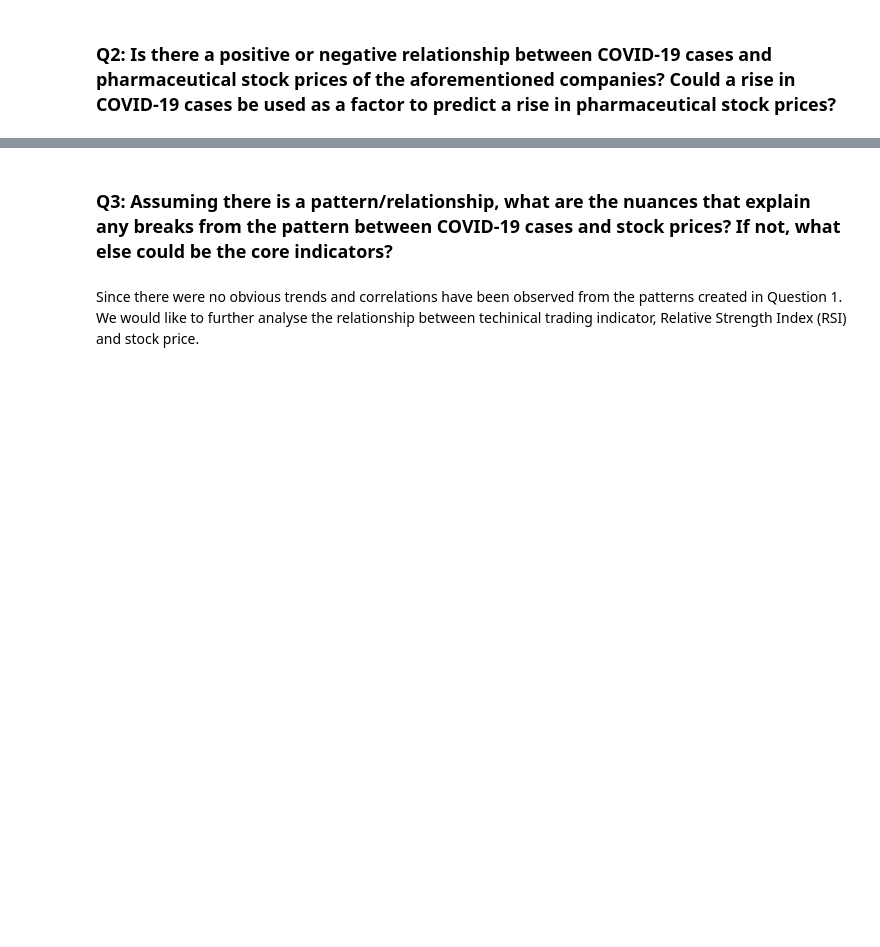
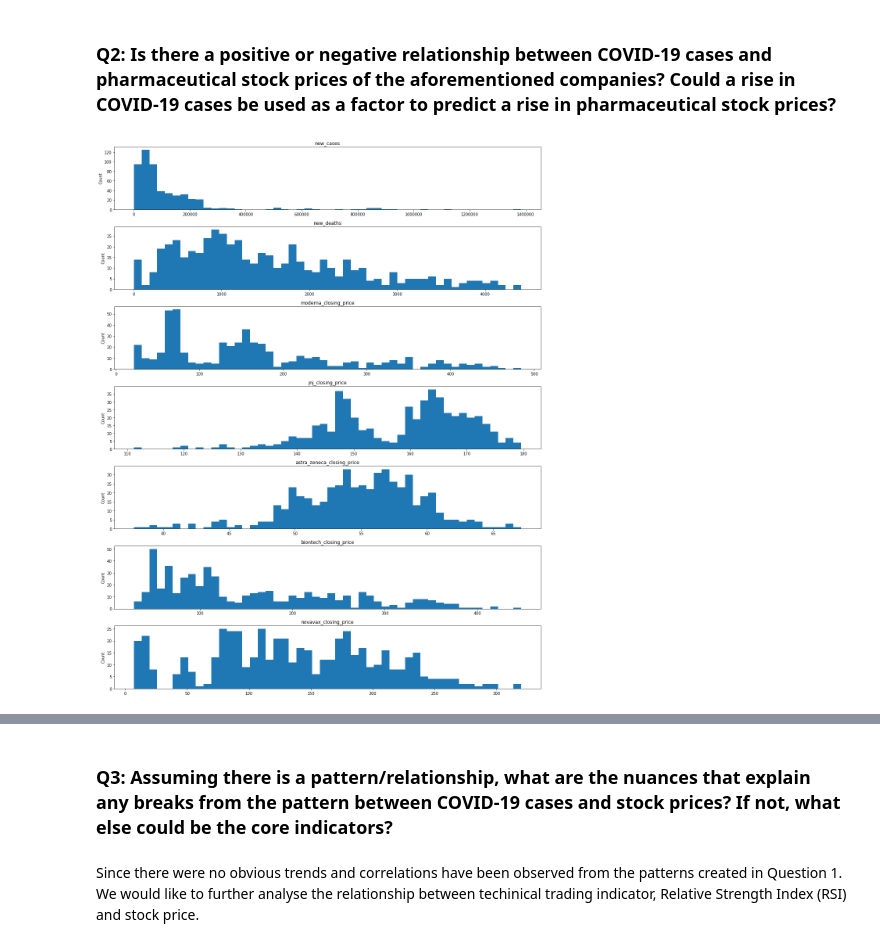
Before and after one commit to yyan17/SIADS-591, a Jupyter notebook: final_report/Vaccine Stock Analysis during the COVID-19 Pandemic.ipynb, the cells around one changed output, grey strips where cells are left out. Drawn from its saved outputs; the diff is of its cells as text; code cells hidden in the pictures; blank space fills up the shorter version.

```diff
--- a/final_report/Vaccine Stock Analysis during the COVID-19 Pandemic.ipynb
+++ b/final_report/Vaccine Stock Analysis during the COVID-19 Pandemic.ipynb
@@ -356,3 +359,18 @@ y = alt.vconcat(charts[3], charts[4], charts[5])
 # %% [markdown]
 <h3>Q2: Is there a positive or negative relationship between COVID-19 cases and pharmaceutical stock prices of the aforementioned companies? Could a rise in COVID-19 cases be used as a factor to predict a rise in pharmaceutical stock prices?
 </h3>
+# %%
+columns = ['new_cases', 'new_deaths', 'moderna_closing_price', 'jnj_closing_price', 'astra_zeneca_closing_price', 'biontech_closing_price', 'novavax_closing_price', 'pfizer_closing_price']
+q2_df = df_merged[columns].dropna()
+
+fig, axs = plt.subplots(7, figsize=(16, 20))
+
+for i in range(0, 7):
+    axs[i].hist(q2_df[columns[i]], bins = 50);
+    axs[i].set_title(columns[i]);
+    axs[i].set_ylabel('Count');
+
+fig.tight_layout()
+plt.show()
+# %% [output]
+[figure, added]
```
Also changed, not shown: parts of 4 cells of this notebook, 6 other files.
